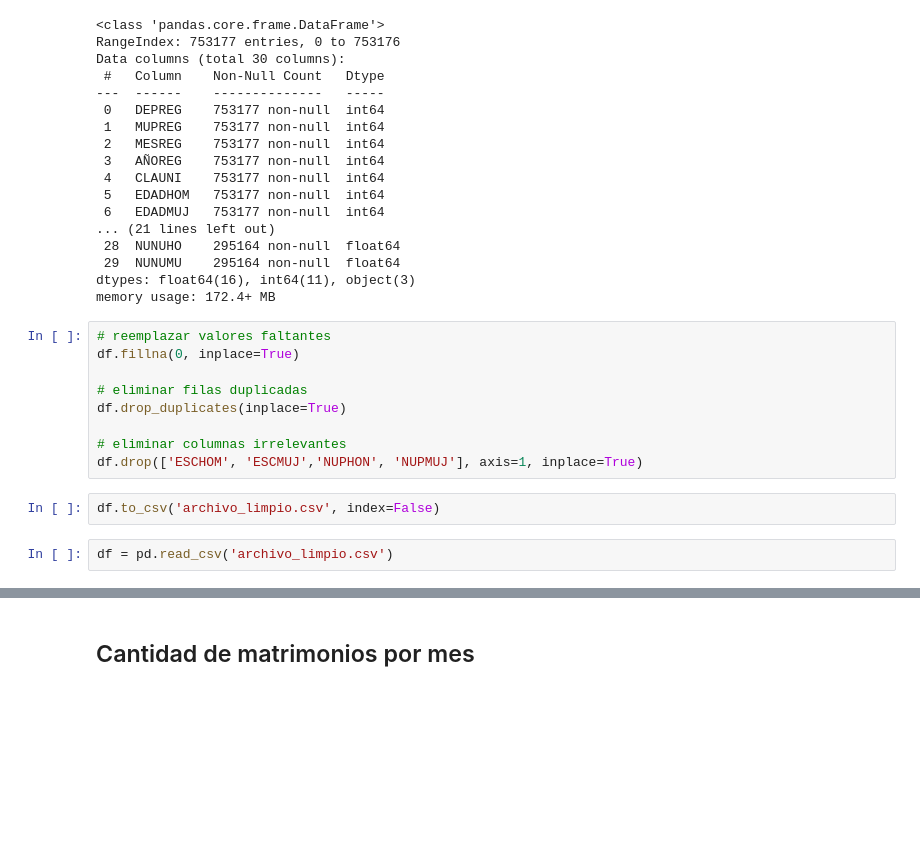
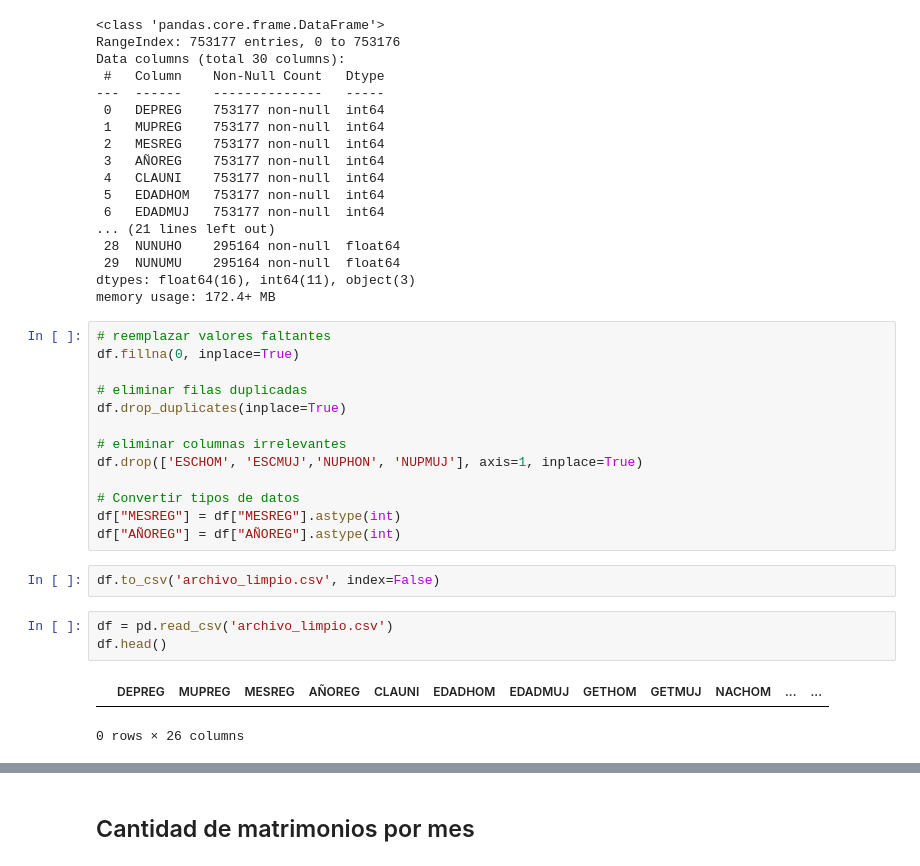
Before and after one commit to rsmith1220/MineriaDeDatos, a Jupyter notebook: exploracion.ipynb, the cells around one changed output, grey strips where cells are left out. Drawn from its saved outputs; the diff is of its cells as text; blank space fills up the shorter version.

```diff
--- a/exploracion.ipynb
+++ b/exploracion.ipynb
@@ -40,10 +40,18 @@ df.drop_duplicates(inplace=True)
 
 # eliminar columnas irrelevantes
 df.drop(['ESCHOM', 'ESCMUJ','NUPHON', 'NUPMUJ'], axis=1, inplace=True)
+
+# Convertir tipos de datos
+df["MESREG"] = df["MESREG"].astype(int)
+df["AÑOREG"] = df["AÑOREG"].astype(int)
 # %%
 df.to_csv('archivo_limpio.csv', index=False)
 # %%
 df = pd.read_csv('archivo_limpio.csv')
+df.head()
+# %% [output]
+|  | DEPREG | MUPREG | MESREG | AÑOREG | CLAUNI | EDADHOM | EDADMUJ | GETHOM | GETMUJ | NACHOM | ... | ... |
+0 rows × 26 columns
 # %%
 df.tail()
 df.info()
```
Also changed, not shown: parts of 1 cell of this notebook.
